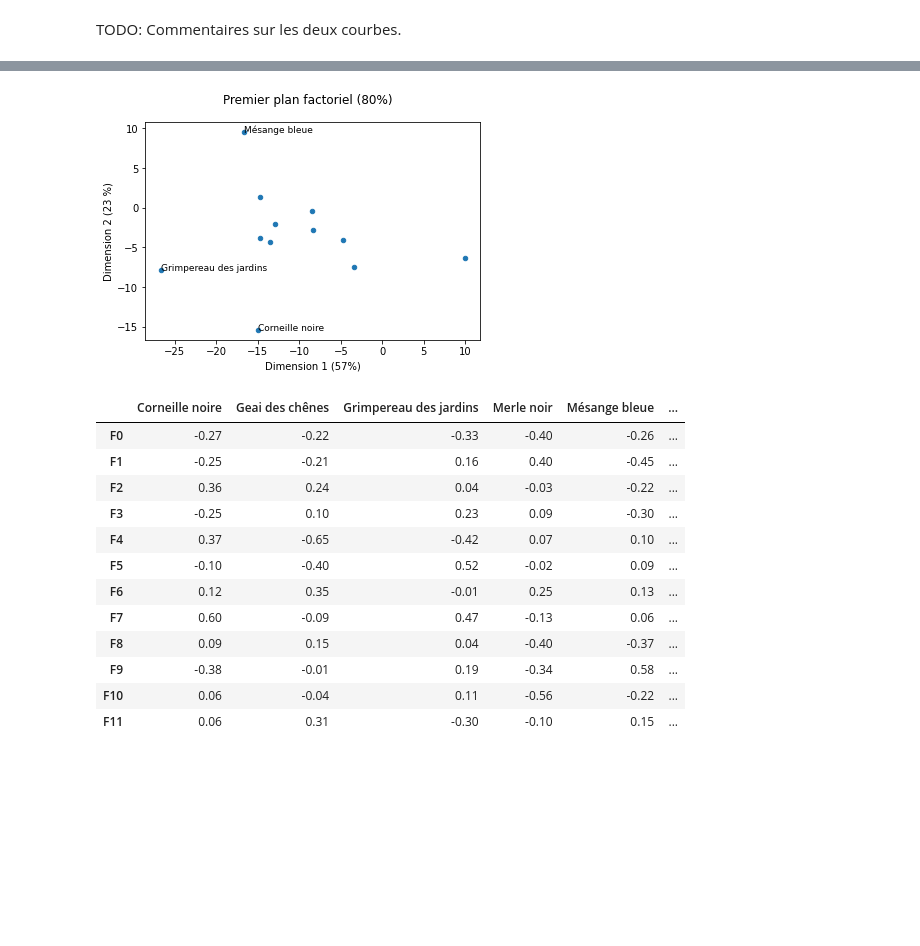
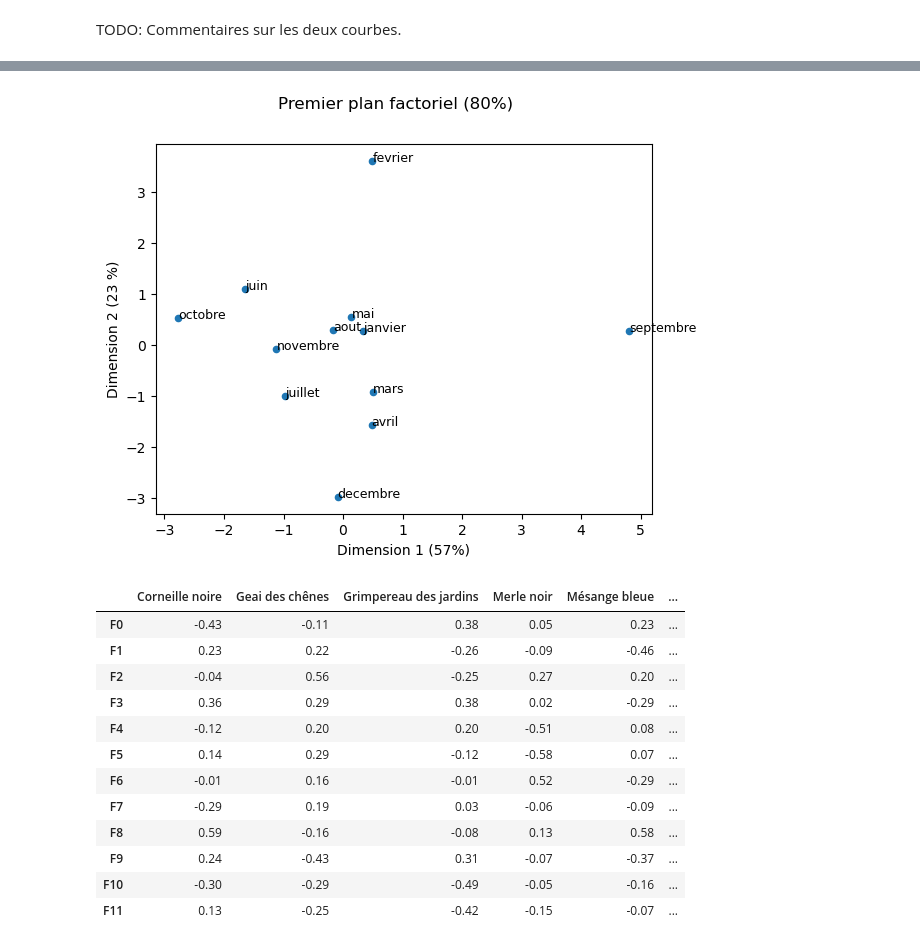
Before and after one commit to hadouin/data-science-isep, a Jupyter notebook: main.ipynb, the cells around one changed output, grey strips where cells are left out. Saved outputs shown, nothing was run; the diff lists cells and outputs as text; code cells hidden in the pictures; blank space fills up the shorter version.

```diff
--- a/main.ipynb
+++ b/main.ipynb
@@ -231,7 +233,8 @@ from sklearn.decomposition import PCA
 from sklearn.preprocessing import normalize, StandardScaler
 
 data_sans_zeros_sans_mois = data_sans_zeros.drop(['Mois'], axis=1)
-normalized_data = normalize(data_sans_zeros_sans_mois)
+t_data_sans_zeros_sans_mois = np.transpose(data_sans_zeros_sans_mois)
+normalized_data = normalize(t_data_sans_zeros_sans_mois)
 scaled_data = StandardScaler().fit_transform(normalized_data)
 
 idx = ["mean", "std"]
@@ -243,7 +246,7 @@ pd.DataFrame(scaled_data).describe().round(2).loc[idx, :]
 | std | 1.04 | 1.04 | 1.04 | 1.04 | 1.04 | 1.04 | 1.04 | 1.04 | 1.04 | 1.04 | 1.04 | ... |
 # %%
 pca = PCA()
-pca.fit_transform(scaled_data)
+pca.fit(scaled_data)
 
 eig = pd.DataFrame(
     {
@@ -278,10 +281,11 @@ plt.show()
 # %%
-data_pca = pca.transform(data_sans_zeros_sans_mois)
+data_pca = pca.transform(scaled_data)
 # Transformation en DataFrame pandas
 data_pca_df = pd.DataFrame({
     "Dim1" : data_pca[:,0],
     "Dim2" : data_pca[:,1],
-    "Specie": data_sans_zeros_sans_mois.columns
+    "Specie" : data_sans_zeros_sans_mois.columns,
+    "Month" : data["Mois"],
 })
 
 data_pca_df
@@ -310,21 +314,21 @@ plt.show()
 # %%
 # utilisation de subplots nécessaire car annotation du graphique
 fig, ax = plt.subplots()
 data_pca_df.plot.scatter("Dim1", "Dim2", ax = ax) # l'option ax permet de placer les points et le texte sur le même graphique
 
-# boucle sur chaque pays
+# boucle sur chaque espece
 for k in data_pca_df.iterrows():
     # annotation uniquement si valeur absolue sur une de 2 dimensions importantes (valeurs choisies empiriquement)
-    if (abs(k[1]['Dim1']) > 15) | (abs(k[1]['Dim2']) > 8):
-        ax.annotate(k[1]["Specie"], (k[1]['Dim1'], k[1]['Dim2']), fontsize = 9)
+    if (abs(k[1]['Dim1']) > 0) | (abs(k[1]['Dim2']) > 2):
+        ax.annotate(k[1]["Month"], (k[1]['Dim1'], k[1]['Dim2']), fontsize = 9)
 plt.xlabel("Dimension 1 (57%)") # modification du nom de l'axe X
 plt.ylabel("Dimension 2 (23 %)") # idem pour axe Y
 plt.suptitle("Premier plan factoriel (80%)") # titre général
 plt.show()
 # %% [output]
-[figure, old version]
+[figure, new version]
 # %%
-x_list = range(1, 12+1)
+x_list = range(1, 12+1);
 list(x_list);
 
 pcs = pca.components_;
@@ -333,18 +337,18 @@ pcs.index = [f"F{i}" for i in range(12)]
 pcs.round(2)
 # %% [output]
 |  | Corneille noire | Geai des chênes | Grimpereau des jardins | Merle noir | Mésange bleue | ... |
-| F0 | -0.27 | -0.22 | -0.33 | -0.40 | -0.26 | ... |
-| F1 | -0.25 | -0.21 | 0.16 | 0.40 | -0.45 | ... |
-| F2 | 0.36 | 0.24 | 0.04 | -0.03 | -0.22 | ... |
-| F3 | -0.25 | 0.10 | 0.23 | 0.09 | -0.30 | ... |
-| F4 | 0.37 | -0.65 | -0.42 | 0.07 | 0.10 | ... |
-| F5 | -0.10 | -0.40 | 0.52 | -0.02 | 0.09 | ... |
-| F6 | 0.12 | 0.35 | -0.01 | 0.25 | 0.13 | ... |
-| F7 | 0.60 | -0.09 | 0.47 | -0.13 | 0.06 | ... |
-| F8 | 0.09 | 0.15 | 0.04 | -0.40 | -0.37 | ... |
-| F9 | -0.38 | -0.01 | 0.19 | -0.34 | 0.58 | ... |
-| F10 | 0.06 | -0.04 | 0.11 | -0.56 | -0.22 | ... |
-| F11 | 0.06 | 0.31 | -0.30 | -0.10 | 0.15 | ... |
+| F0 | -0.43 | -0.11 | 0.38 | 0.05 | 0.23 | ... |
+| F1 | 0.23 | 0.22 | -0.26 | -0.09 | -0.46 | ... |
+| F2 | -0.04 | 0.56 | -0.25 | 0.27 | 0.20 | ... |
+| F3 | 0.36 | 0.29 | 0.38 | 0.02 | -0.29 | ... |
+| F4 | -0.12 | 0.20 | 0.20 | -0.51 | 0.08 | ... |
+| F5 | 0.14 | 0.29 | -0.12 | -0.58 | 0.07 | ... |
+| F6 | -0.01 | 0.16 | -0.01 | 0.52 | -0.29 | ... |
+| F7 | -0.29 | 0.19 | 0.03 | -0.06 | -0.09 | ... |
+| F8 | 0.59 | -0.16 | -0.08 | 0.13 | 0.58 | ... |
+| F9 | 0.24 | -0.43 | 0.31 | -0.07 | -0.37 | ... |
+| F10 | -0.30 | -0.29 | -0.49 | -0.05 | -0.16 | ... |
+| F11 | 0.13 | -0.25 | -0.42 | -0.15 | -0.07 | ... |
 # %%
 x, y = 0,1
 
```
Also changed, not shown: parts of 28 cells of this notebook.
